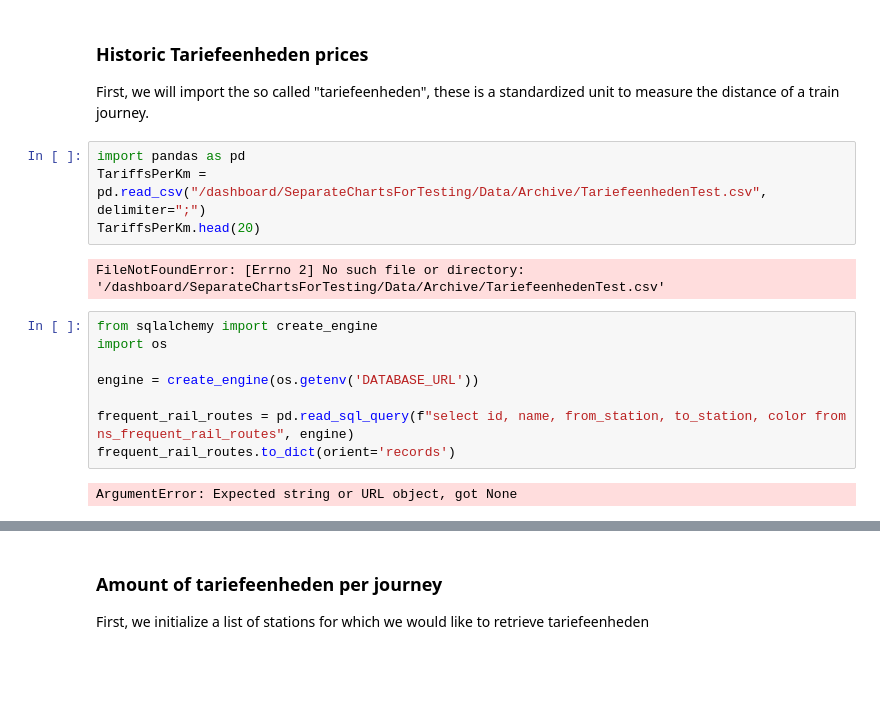
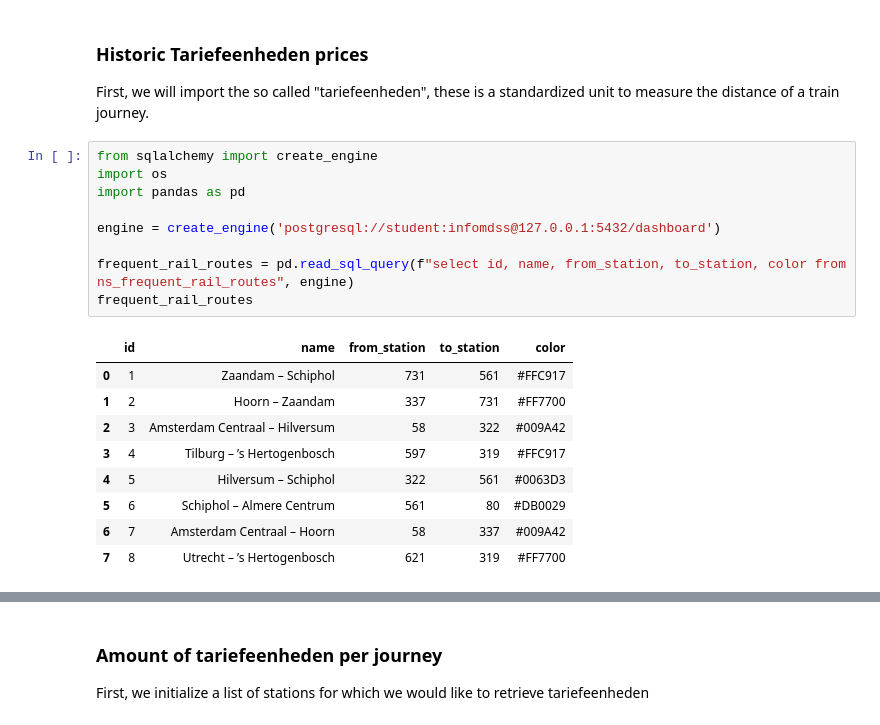
Before and after one commit to henkrehorst/uu_dss_project, a Jupyter notebook: dashboard/SeparateChartsForTesting/PriceComparison.ipynb, the cells around one changed output, grey strips where cells are left out. Cells and saved outputs as stored; diff of their text form; blank space fills up the shorter version.

```diff
--- a/dashboard/SeparateChartsForTesting/PriceComparison.ipynb
+++ b/dashboard/SeparateChartsForTesting/PriceComparison.ipynb
@@ -5,19 +5,22 @@
 # %% [markdown]
 ### Historic Tariefeenheden prices
 First, we will import the so called "tariefeenheden", these is a standardized unit to measure the distance of a train journey.
-# %%
-import pandas as pd
-TariffsPerKm = pd.read_csv("/dashboard/SeparateChartsForTesting/Data/Archive/TariefeenhedenTest.csv", delimiter=";")
-TariffsPerKm.head(20)
-# %% [output]
-FileNotFoundError: [Errno 2] No such file or directory: '/dashboard/SeparateChartsForTesting/Data/Archive/TariefeenhedenTest.csv'
 # %%
 from sqlalchemy import create_engine
 import os
+import pandas as pd
 
-engine = create_engine(os.getenv('DATABASE_URL'))
+engine = create_engine('postgresql://student:infomdss@127.0.0.1:5432/dashboard')
 
 frequent_rail_routes = pd.read_sql_query(f"select id, name, from_station, to_station, color from ns_frequent_rail_routes", engine)
-frequent_rail_routes.to_dict(orient='records')
+frequent_rail_routes
 # %% [output]
-ArgumentError: Expected string or URL object, got None
+|  | id | name | from_station | to_station | color |
+| 0 | 1 | Zaandam – Schiphol | 731 | 561 | #FFC917 |
+| 1 | 2 | Hoorn – Zaandam | 337 | 731 | #FF7700 |
+| 2 | 3 | Amsterdam Centraal – Hilversum | 58 | 322 | #009A42 |
+| 3 | 4 | Tilburg – ’s Hertogenbosch | 597 | 319 | #FFC917 |
+| 4 | 5 | Hilversum – Schiphol | 322 | 561 | #0063D3 |
+| 5 | 6 | Schiphol – Almere Centrum | 561 | 80 | #DB0029 |
+| 6 | 7 | Amsterdam Centraal – Hoorn | 58 | 337 | #009A42 |
+| 7 | 8 | Utrecht – ’s Hertogenbosch | 621 | 319 | #FF7700 |
```
Also changed, not shown: parts of 16 cells of this notebook.
